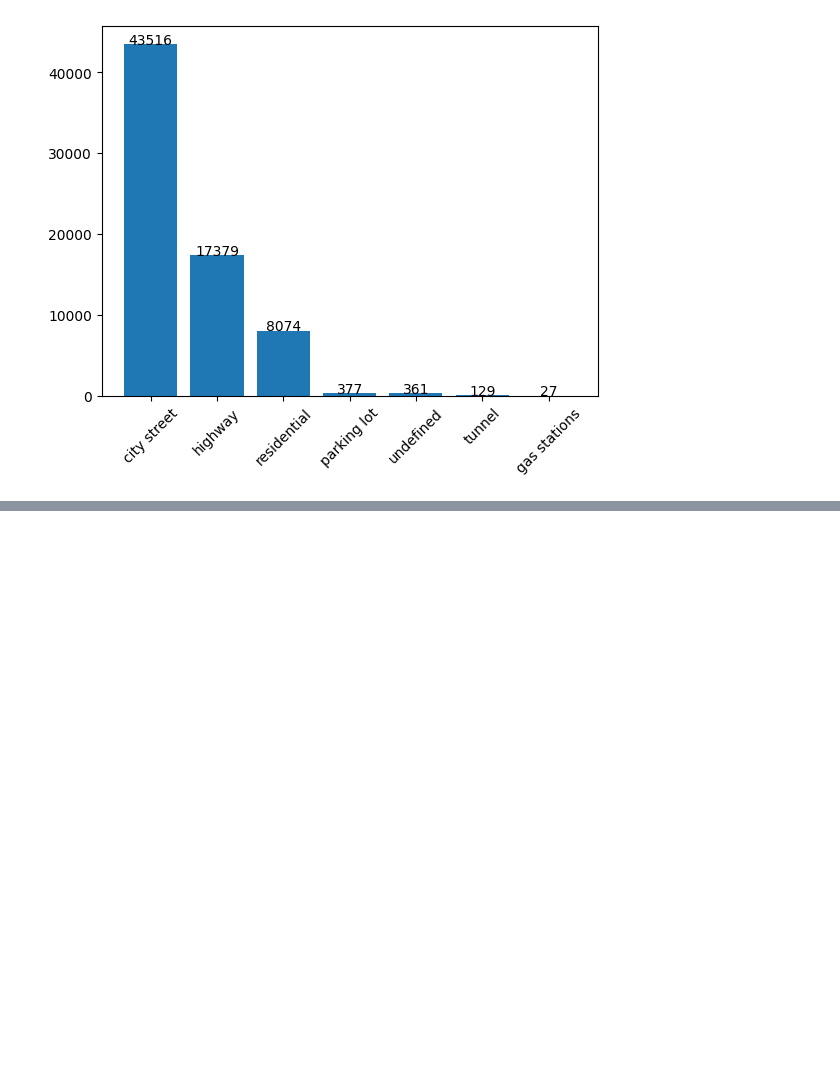
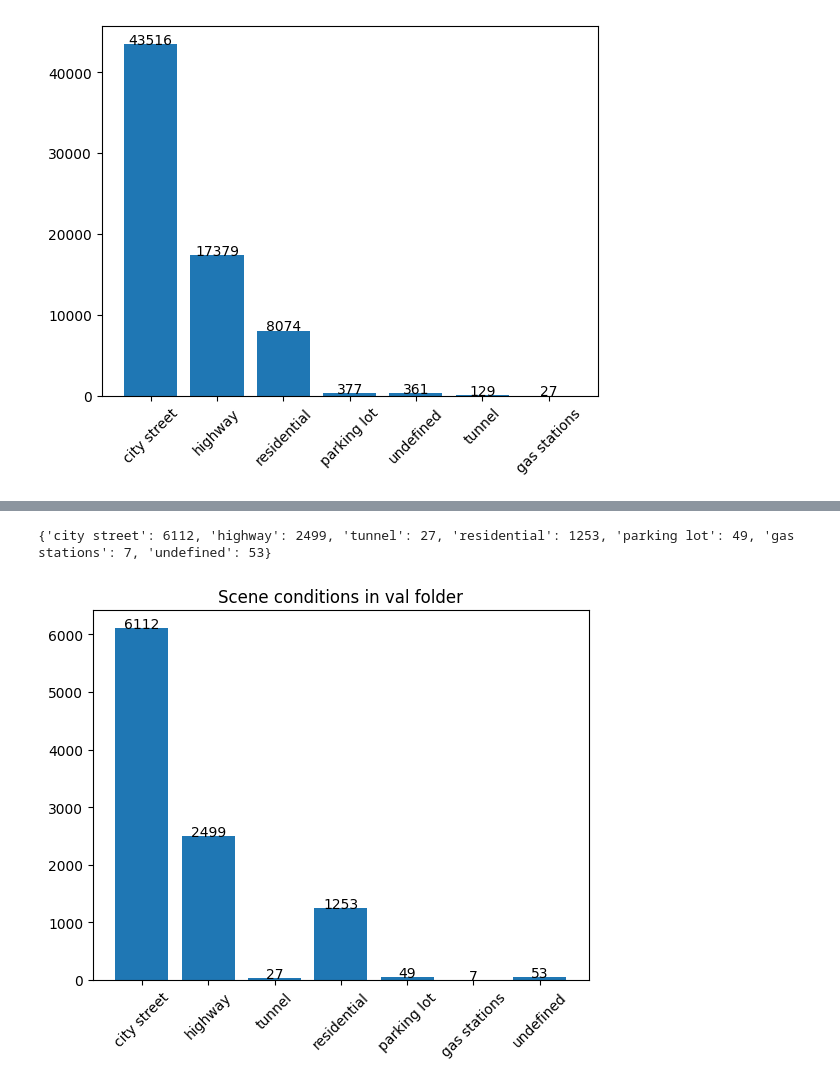
Before and after one commit to naren2cmu/bdd100k, a Jupyter notebook: bdd100kCheck.ipynb, the cells around one changed output, grey strips where cells are left out. Saved outputs shown, nothing was run; the diff lists cells and outputs as text; code cells hidden in the pictures; blank space fills up the shorter version.

```diff
--- a/bdd100kCheck.ipynb
+++ b/bdd100kCheck.ipynb
@@ -95,0 +226,33 @@ plt.show()
+# %%
+# Count number of images of each scene in val folder (valImages)
+# Note: The scene is in the json file at valJsonPath
+
+with open(valJsonPath, 'r') as f:
+    data = json.load(f)
+
+valScene = {}
+for item in data:
+    condition = item['attributes']['scene']
+    if condition in valScene:
+        valScene[condition] += 1
+    else:
+        valScene[condition] = 1
+
+print(valScene)
+
+# Make a bar graph of the scene conditions
+plt.bar(valScene.keys(), valScene.values())
+
+# Add the values to the bar graph
+for key, value in valScene.items():
+    plt.text(key, value, str(value), ha='center')
+
+# Tilting the x-axis labels
+plt.xticks(rotation=45)
+
+# Set the title of the graph
+plt.title('Scene conditions in val folder')
+plt.show()
+# %% [output]
+{'city street': 6112, 'highway': 2499, 'tunnel': 27, 'residential': 1253, 'parking lot': 49, 'gas stations': 7, 'undefined': 53}
+[figure, added]
```
Also changed, not shown: parts of 6 cells of this notebook.
